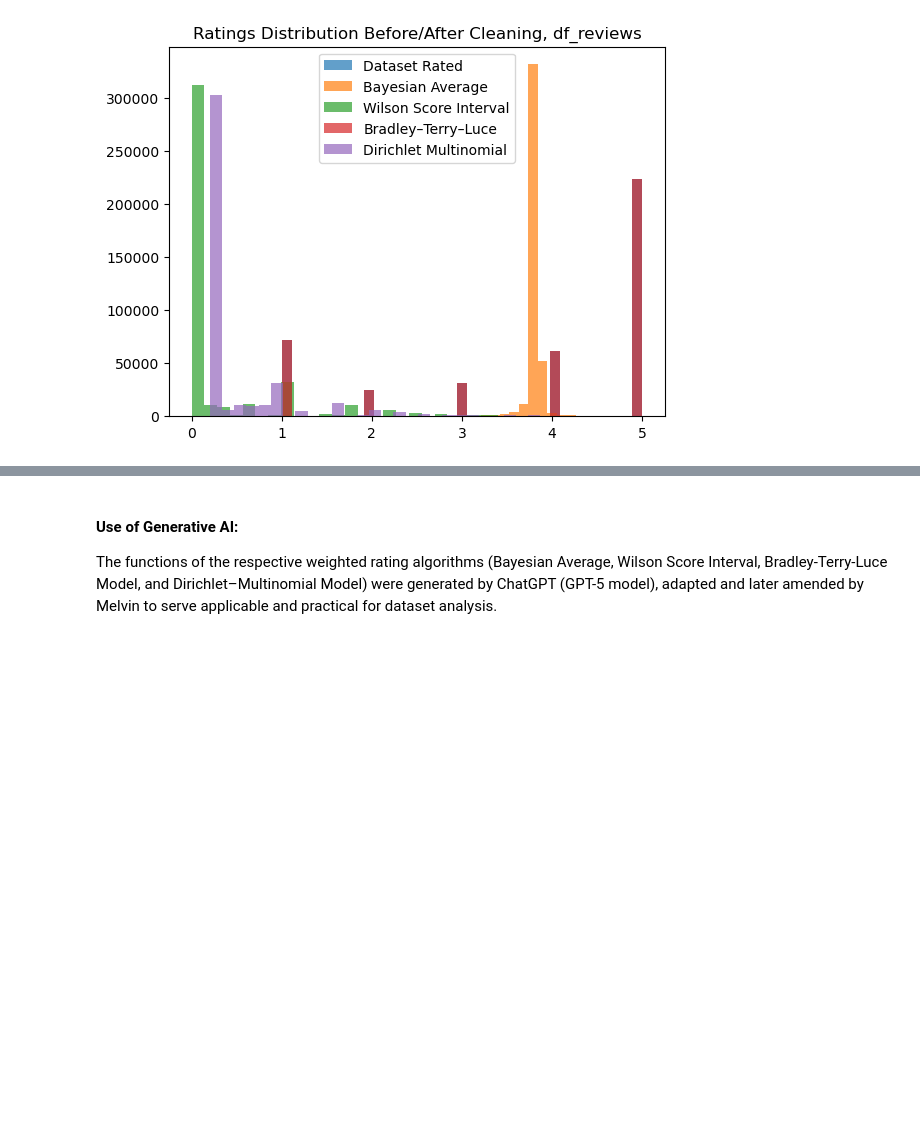
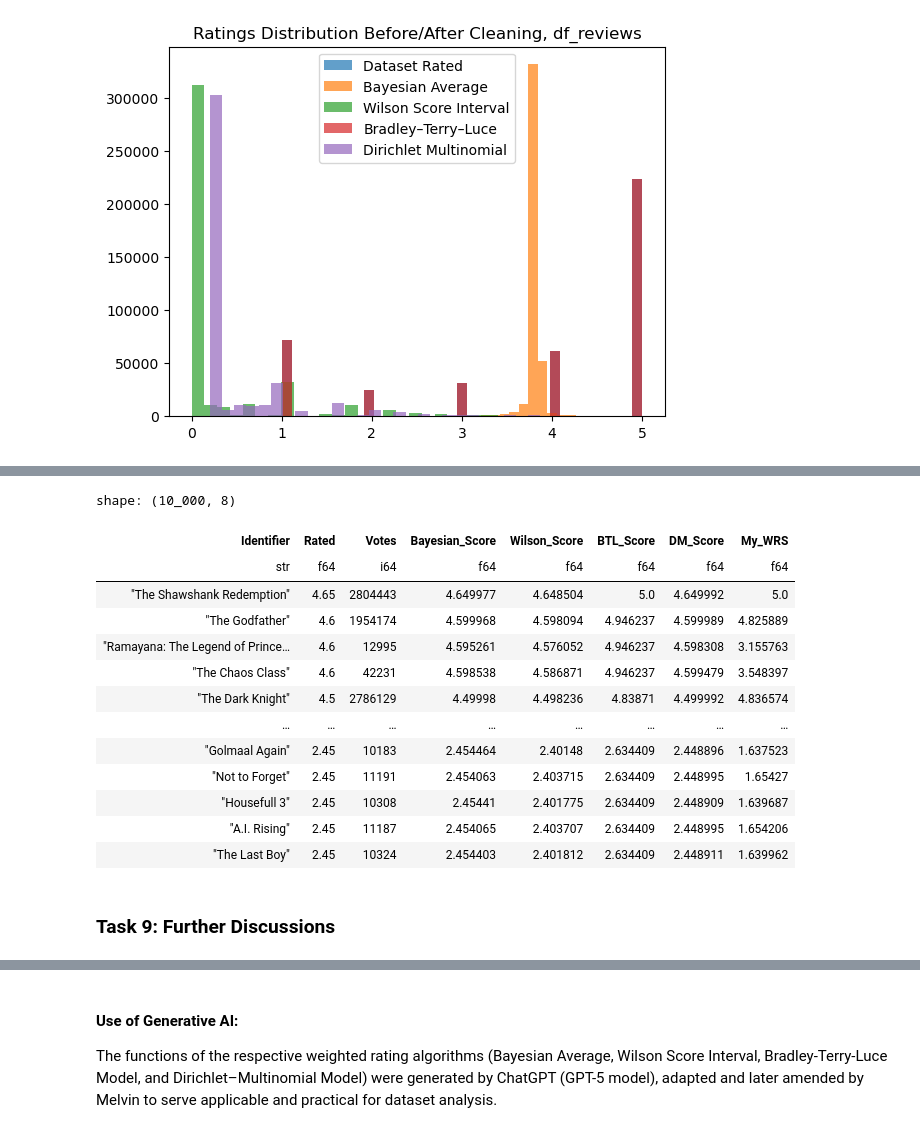
Before and after one commit to melvin-tai/Weighted-Rating-System, a Jupyter notebook: Weighted Rating System and Statistical Modelling - Addressing Small-Sample Bias.ipynb, the cells around one changed output, grey strips where cells are left out. Saved outputs shown, nothing was run; the diff lists cells and outputs as text; code cells hidden in the pictures; blank space fills up the shorter version.

```diff
--- a/Weighted Rating System and Statistical Modelling - Addressing Small-Sample Bias.ipynb
+++ b/Weighted Rating System and Statistical Modelling - Addressing Small-Sample Bias.ipynb
@@ -745,0 +765,23 @@ make_overlapping_histogram(df_reviews, "df_reviews")
+# %%
+# Now, let's transfer our outcome into a file.
+df_rerate = pl.read_csv("10,000_Movies_ReRanked_WRS.csv")
+
+# This file should be included in the repository where you find this project - take a look there!
+df_rerate
+# %% [output]
+shape: (10_000, 8)
+| Identifier | Rated | Votes | Bayesian_Score | Wilson_Score | BTL_Score | DM_Score | My_WRS |
+| str | f64 | i64 | f64 | f64 | f64 | f64 | f64 |
+| "The Shawshank Redemption" | 4.65 | 2804443 | 4.649977 | 4.648504 | 5.0 | 4.649992 | 5.0 |
+| "The Godfather" | 4.6 | 1954174 | 4.599968 | 4.598094 | 4.946237 | 4.599989 | 4.825889 |
+| "Ramayana: The Legend of Prince… | 4.6 | 12995 | 4.595261 | 4.576052 | 4.946237 | 4.598308 | 3.155763 |
+| "The Chaos Class" | 4.6 | 42231 | 4.598538 | 4.586871 | 4.946237 | 4.599479 | 3.548397 |
+| "The Dark Knight" | 4.5 | 2786129 | 4.49998 | 4.498236 | 4.83871 | 4.499992 | 4.836574 |
+| … | … | … | … | … | … | … | … |
+| "Golmaal Again" | 2.45 | 10183 | 2.454464 | 2.40148 | 2.634409 | 2.448896 | 1.637523 |
+| "Not to Forget" | 2.45 | 11191 | 2.454063 | 2.403715 | 2.634409 | 2.448995 | 1.65427 |
+| "Housefull 3" | 2.45 | 10308 | 2.45441 | 2.401775 | 2.634409 | 2.448909 | 1.639687 |
+| "A.I. Rising" | 2.45 | 11187 | 2.454065 | 2.403707 | 2.634409 | 2.448995 | 1.654206 |
+| "The Last Boy" | 2.45 | 10324 | 2.454403 | 2.401812 | 2.634409 | 2.448911 | 1.639962 |
+# %% [markdown]
+### Task 9: Further Discussions
```
Also changed, not shown: parts of 20 cells of this notebook.
